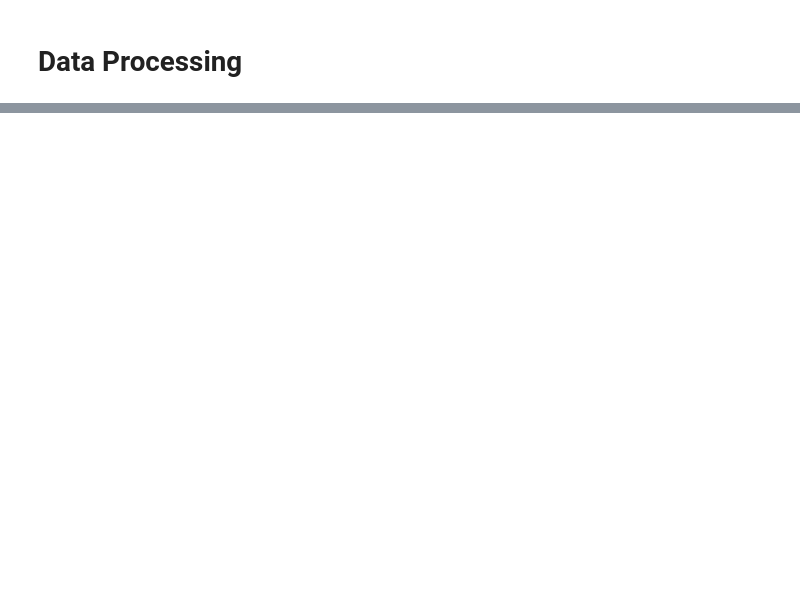
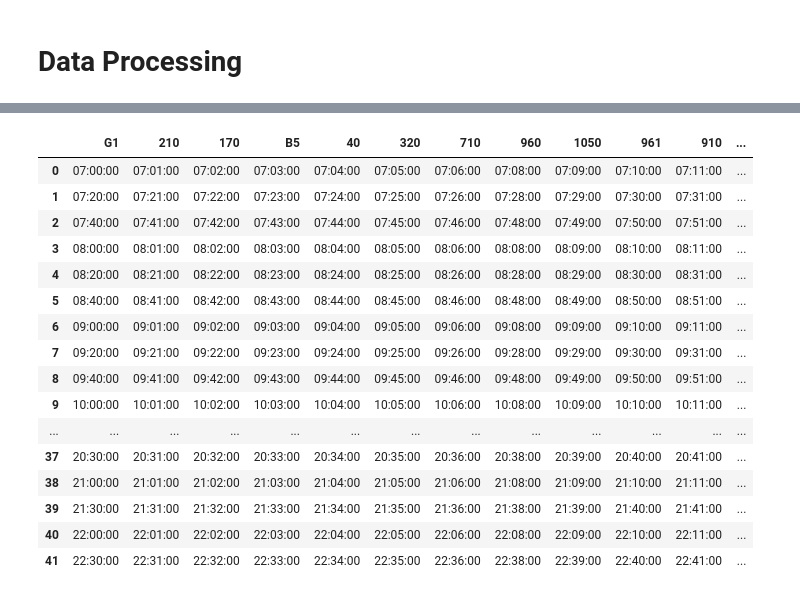
Before and after one commit to elifKurtay/TUSAS_Ring, a Jupyter notebook: data/DataProcessing.ipynb, the cells around one changed output, grey strips where cells are left out. Drawn from its saved outputs; the diff is of its cells as text; code cells hidden in the pictures; blank space fills up the shorter version.

```diff
--- a/data/DataProcessing.ipynb
+++ b/data/DataProcessing.ipynb
@@ -24,0 +56,22 @@ dfs["HAFTA SONU"]
+# %%
+df2.columns = ['G1', '210', '170', 'B5', '40', '320', '710', '960', '1050', '961', '910', '202', '850', '200', '410', '420',
+               '170_2',  '210_2', 'G1_2']
+df2
+# %% [output]
+|  | G1 | 210 | 170 | B5 | 40 | 320 | 710 | 960 | 1050 | 961 | 910 | ... |
+| 0 | 07:00:00 | 07:01:00 | 07:02:00 | 07:03:00 | 07:04:00 | 07:05:00 | 07:06:00 | 07:08:00 | 07:09:00 | 07:10:00 | 07:11:00 | ... |
+| 1 | 07:20:00 | 07:21:00 | 07:22:00 | 07:23:00 | 07:24:00 | 07:25:00 | 07:26:00 | 07:28:00 | 07:29:00 | 07:30:00 | 07:31:00 | ... |
+| 2 | 07:40:00 | 07:41:00 | 07:42:00 | 07:43:00 | 07:44:00 | 07:45:00 | 07:46:00 | 07:48:00 | 07:49:00 | 07:50:00 | 07:51:00 | ... |
+| 3 | 08:00:00 | 08:01:00 | 08:02:00 | 08:03:00 | 08:04:00 | 08:05:00 | 08:06:00 | 08:08:00 | 08:09:00 | 08:10:00 | 08:11:00 | ... |
+| 4 | 08:20:00 | 08:21:00 | 08:22:00 | 08:23:00 | 08:24:00 | 08:25:00 | 08:26:00 | 08:28:00 | 08:29:00 | 08:30:00 | 08:31:00 | ... |
+| 5 | 08:40:00 | 08:41:00 | 08:42:00 | 08:43:00 | 08:44:00 | 08:45:00 | 08:46:00 | 08:48:00 | 08:49:00 | 08:50:00 | 08:51:00 | ... |
+| 6 | 09:00:00 | 09:01:00 | 09:02:00 | 09:03:00 | 09:04:00 | 09:05:00 | 09:06:00 | 09:08:00 | 09:09:00 | 09:10:00 | 09:11:00 | ... |
+| 7 | 09:20:00 | 09:21:00 | 09:22:00 | 09:23:00 | 09:24:00 | 09:25:00 | 09:26:00 | 09:28:00 | 09:29:00 | 09:30:00 | 09:31:00 | ... |
+| 8 | 09:40:00 | 09:41:00 | 09:42:00 | 09:43:00 | 09:44:00 | 09:45:00 | 09:46:00 | 09:48:00 | 09:49:00 | 09:50:00 | 09:51:00 | ... |
+| 9 | 10:00:00 | 10:01:00 | 10:02:00 | 10:03:00 | 10:04:00 | 10:05:00 | 10:06:00 | 10:08:00 | 10:09:00 | 10:10:00 | 10:11:00 | ... |
+| ... | ... | ... | ... | ... | ... | ... | ... | ... | ... | ... | ... | ... |
+| 37 | 20:30:00 | 20:31:00 | 20:32:00 | 20:33:00 | 20:34:00 | 20:35:00 | 20:36:00 | 20:38:00 | 20:39:00 | 20:40:00 | 20:41:00 | ... |
+| 38 | 21:00:00 | 21:01:00 | 21:02:00 | 21:03:00 | 21:04:00 | 21:05:00 | 21:06:00 | 21:08:00 | 21:09:00 | 21:10:00 | 21:11:00 | ... |
+| 39 | 21:30:00 | 21:31:00 | 21:32:00 | 21:33:00 | 21:34:00 | 21:35:00 | 21:36:00 | 21:38:00 | 21:39:00 | 21:40:00 | 21:41:00 | ... |
+| 40 | 22:00:00 | 22:01:00 | 22:02:00 | 22:03:00 | 22:04:00 | 22:05:00 | 22:06:00 | 22:08:00 | 22:09:00 | 22:10:00 | 22:11:00 | ... |
+| 41 | 22:30:00 | 22:31:00 | 22:32:00 | 22:33:00 | 22:34:00 | 22:35:00 | 22:36:00 | 22:38:00 | 22:39:00 | 22:40:00 | 22:41:00 | ... |
```
Also changed, not shown: parts of 5 cells of this notebook, 2 other files.
